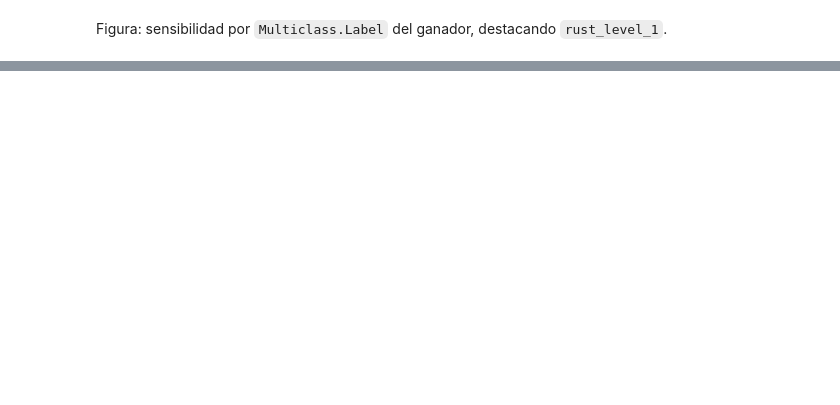
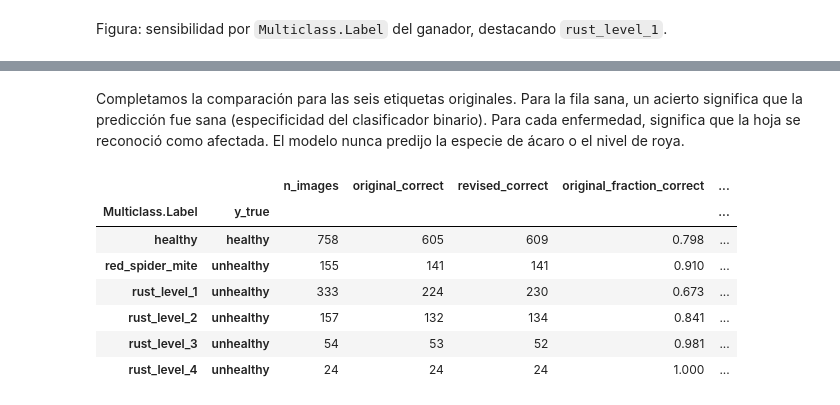
Before and after one commit to giovannyjb/diagnostico-hojas-cafe, a Jupyter notebook: notebooks/rocole/D-cv-errores/06-sensibilidad-multiclass-c.ipynb, the cells around one changed output, grey strips where cells are left out. Saved outputs shown, nothing was run; the diff lists cells and outputs as text; code cells hidden in the pictures; blank space fills up the shorter version.

```diff
--- a/notebooks/rocole/D-cv-errores/06-sensibilidad-multiclass-c.ipynb
+++ b/notebooks/rocole/D-cv-errores/06-sensibilidad-multiclass-c.ipynb
@@ -235,0 +405,10 @@ Hipótesis (sin medir lesión aparte): la roya nivel 1 deja poco cambio de color
+# %%
+images = pd.DataFrame(coco["images"])[["id", "file_name", "width", "height"]].rename(columns={"id": "image_id"})
+images["File"] = images["file_name"].str.rsplit("-", n=1).str[-1]
+assert images["File"].notna().all() and images["File"].is_unique
+leaf_category = categories.index[categories["name"].eq("Leaf")].item()
+annotations = pd.DataFrame(coco["annotations"]).query("category_id == @leaf_category")
+masks = images.merge(annotations, on="image_id", how="outer", validate="one_to_one", indicator=True)
+assert masks["_merge"].eq("both").all()
+assert masks["segmentation"].map(len).eq(1).all()
+masks[["File", "width", "height", "area"]].head()
@@ -235,0 +584,22 @@ Hipótesis (sin medir lesión aparte): la roya nivel 1 deja poco cambio de color
+# %%
+examples = ["C1P1H1.jpg", "C1P1H2.jpg", "C1P29H2.jpg", "C2P1H1.jpg"]
+photo_dir = repo_root / "slides/sustentacion-rocole/composition/assets/figuras"
+review_cases = audit.set_index("File").loc[examples].join(
+    masks.set_index("File")[["segmentation", "width", "height"]], validate="one_to_one",
+)
+class_names = {"healthy": "Sana", "rust_level_1": "Roya nivel 1", "rust_level_3": "Roya nivel 3"}
+figure, axes = plt.subplots(2, 2, figsize=(9, 6.5))
+for axis, (file_name, case) in zip(axes.flat, review_cases.iterrows()):
+    photo = plt.imread(photo_dir / file_name)
+    vertices = np.asarray(case["segmentation"][0]).reshape(-1, 2)
+    scale = [photo.shape[1] / case["width"], photo.shape[0] / case["height"]]
+    outline = np.vstack([vertices, vertices[0]]) * scale
+    axis.imshow(photo)
+    axis.plot(*outline.T, color="#41e3ef", linewidth=1.3)
+    predicted = "sana" if case["y_pred"] == "healthy" else "afectada"
+    title = f"{file_name} · {class_names[case['Multiclass.Label']]}"
+    axis.set_title(title + chr(10) + f"Predicción: {predicted}", fontsize=10)
+    axis.axis("off")
+figure.tight_layout()
+figure.savefig(results_dir / "rocole_d06_casos_mascara.png", dpi=145, bbox_inches="tight")
+plt.show()
@@ -235,0 +678,22 @@ Hipótesis (sin medir lesión aparte): la roya nivel 1 deja poco cambio de color
+# %% [markdown]
+Completamos la comparación para las seis etiquetas originales. Para la fila sana, un acierto significa que la predicción fue sana (especificidad del clasificador binario). Para cada enfermedad, significa que la hoja se reconoció como afectada. El modelo nunca predijo la especie de ácaro o el nivel de roya.
+# %%
+comparison["correct_original"] = comparison["y_pred"].eq(comparison["y_true"])
+comparison["correct_revised"] = comparison["prediction"].eq(comparison["y_true"])
+class_accuracy = comparison.groupby(["Multiclass.Label", "y_true"]).agg(
+    n_images=("File", "size"), original_correct=("correct_original", "sum"),
+    revised_correct=("correct_revised", "sum"),
+)
+class_accuracy["original_fraction_correct"] = class_accuracy["original_correct"] / class_accuracy["n_images"]
+class_accuracy["revised_fraction_correct"] = class_accuracy["revised_correct"] / class_accuracy["n_images"]
+class_accuracy.to_csv(results_dir / "rocole_d06_aciertos_seis_clases.csv")
+class_accuracy.round(3)
+# %% [output]
+|  |  | n_images | original_correct | revised_correct | original_fraction_correct | ... |
+| Multiclass.Label | y_true |  |  |  |  | ... |
+| healthy | healthy | 758 | 605 | 609 | 0.798 | ... |
+| red_spider_mite | unhealthy | 155 | 141 | 141 | 0.910 | ... |
+| rust_level_1 | unhealthy | 333 | 224 | 230 | 0.673 | ... |
+| rust_level_2 | unhealthy | 157 | 132 | 134 | 0.841 | ... |
+| rust_level_3 | unhealthy | 54 | 53 | 52 | 0.981 | ... |
+| rust_level_4 | unhealthy | 24 | 24 | 24 | 1.000 | ... |
```
Also changed, not shown: parts of 61 cells of this notebook, 2 other files.
